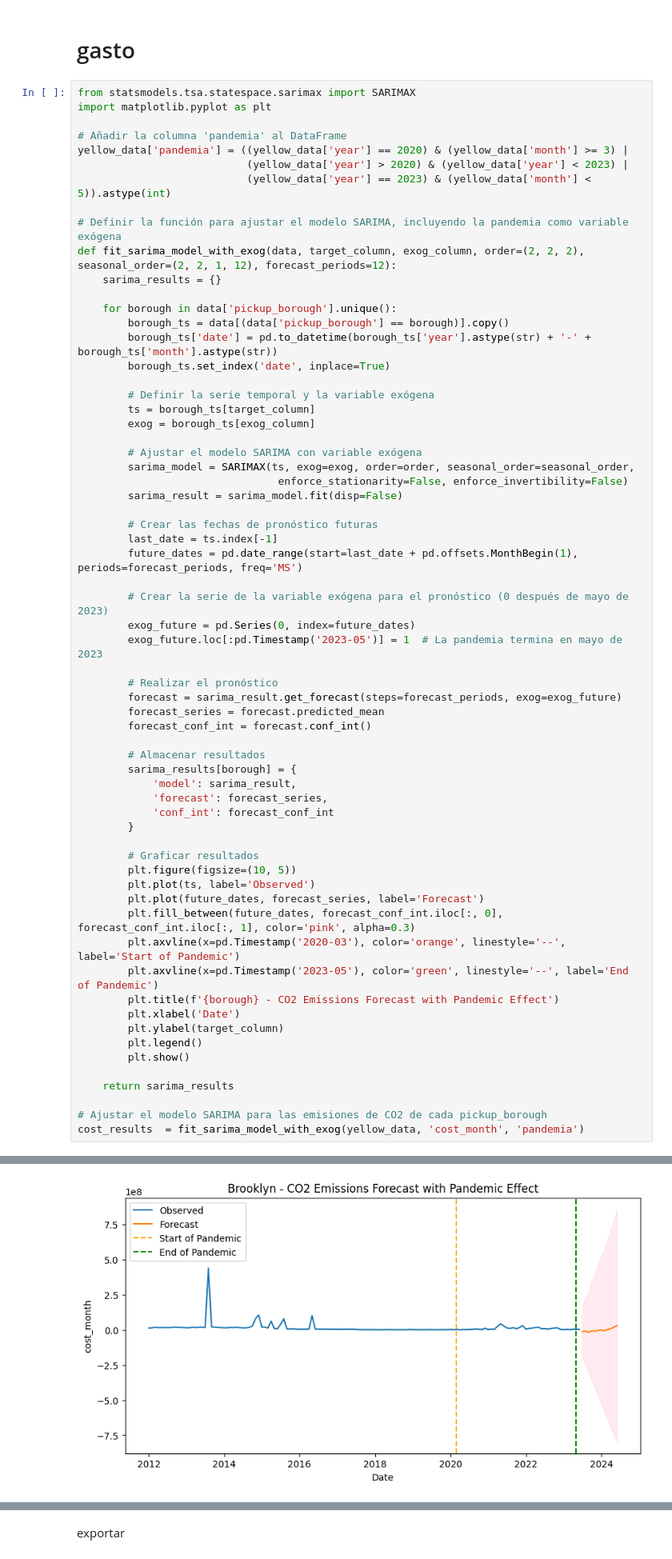
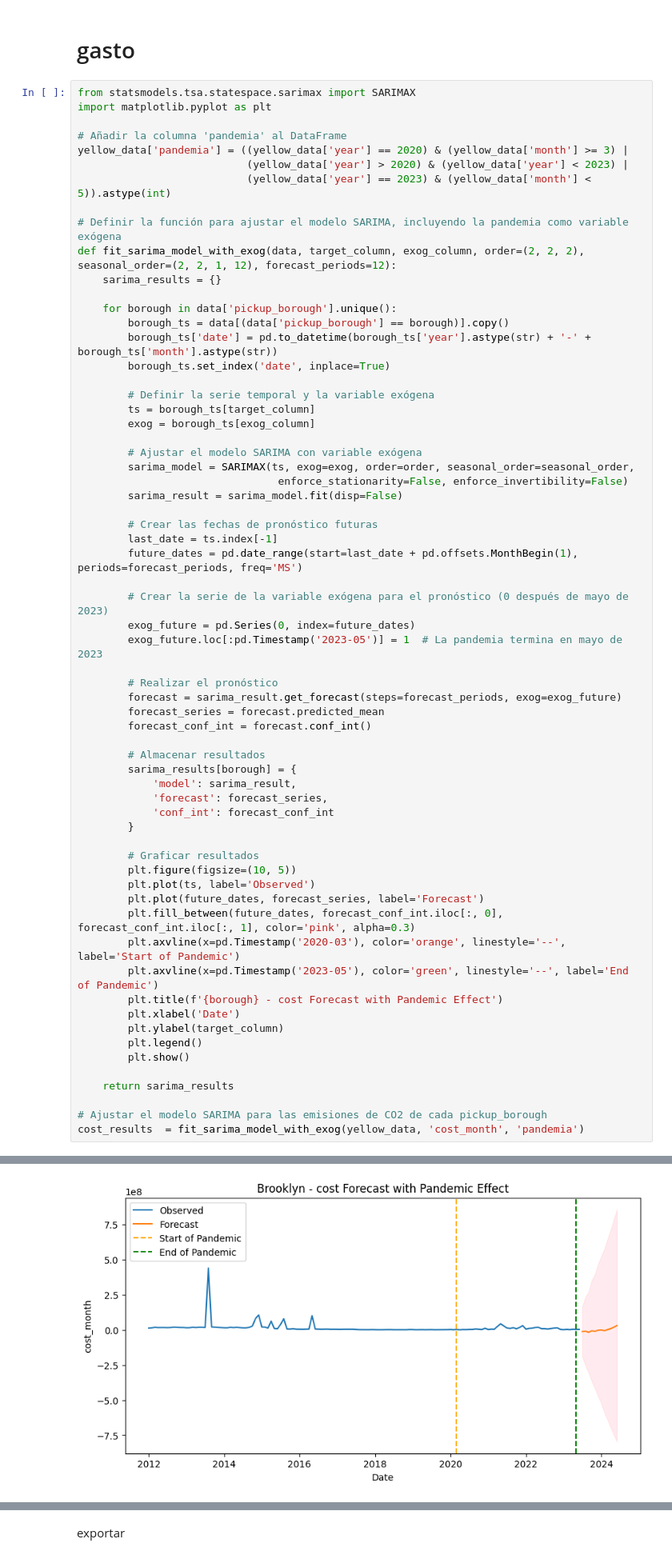
Before and after one commit to alexxcode/NYC-Taxis-CO2, a Jupyter notebook: Sprint-03/ML_models/ML_Forecast_Taxis_Co2NoiseSavings/modelo_Yellowy.ipynb, the cells around one changed output, grey strips where cells are left out. Shown at 80% size. Cells and saved outputs as stored; diff of their text form.

```diff
--- a/Sprint-03/ML_models/ML_Forecast_Taxis_Co2NoiseSavings/modelo_Yellowy.ipynb
+++ b/Sprint-03/ML_models/ML_Forecast_Taxis_Co2NoiseSavings/modelo_Yellowy.ipynb
@@ -211,7 +211,7 @@ def fit_sarima_model_with_exog(data, target_column, exog_column, order=(2, 2, 2)
         plt.fill_between(future_dates, forecast_conf_int.iloc[:, 0], forecast_conf_int.iloc[:, 1], color='pink', alpha=0.3)
         plt.axvline(x=pd.Timestamp('2020-03'), color='orange', linestyle='--', label='Start of Pandemic')
         plt.axvline(x=pd.Timestamp('2023-05'), color='green', linestyle='--', label='End of Pandemic')
-        plt.title(f'{borough} - CO2 Emissions Forecast with Pandemic Effect')
+        plt.title(f'{borough} - cost Forecast with Pandemic Effect')
         plt.xlabel('Date')
         plt.ylabel(target_column)
         plt.legend()
@@ -226 +226 @@ cost_results  = fit_sarima_model_with_exog(yellow_data, 'cost_month', 'pandemia'
-[figure, old version]
+[figure, new version]
```
Also changed, not shown: parts of 1 cell of this notebook.
